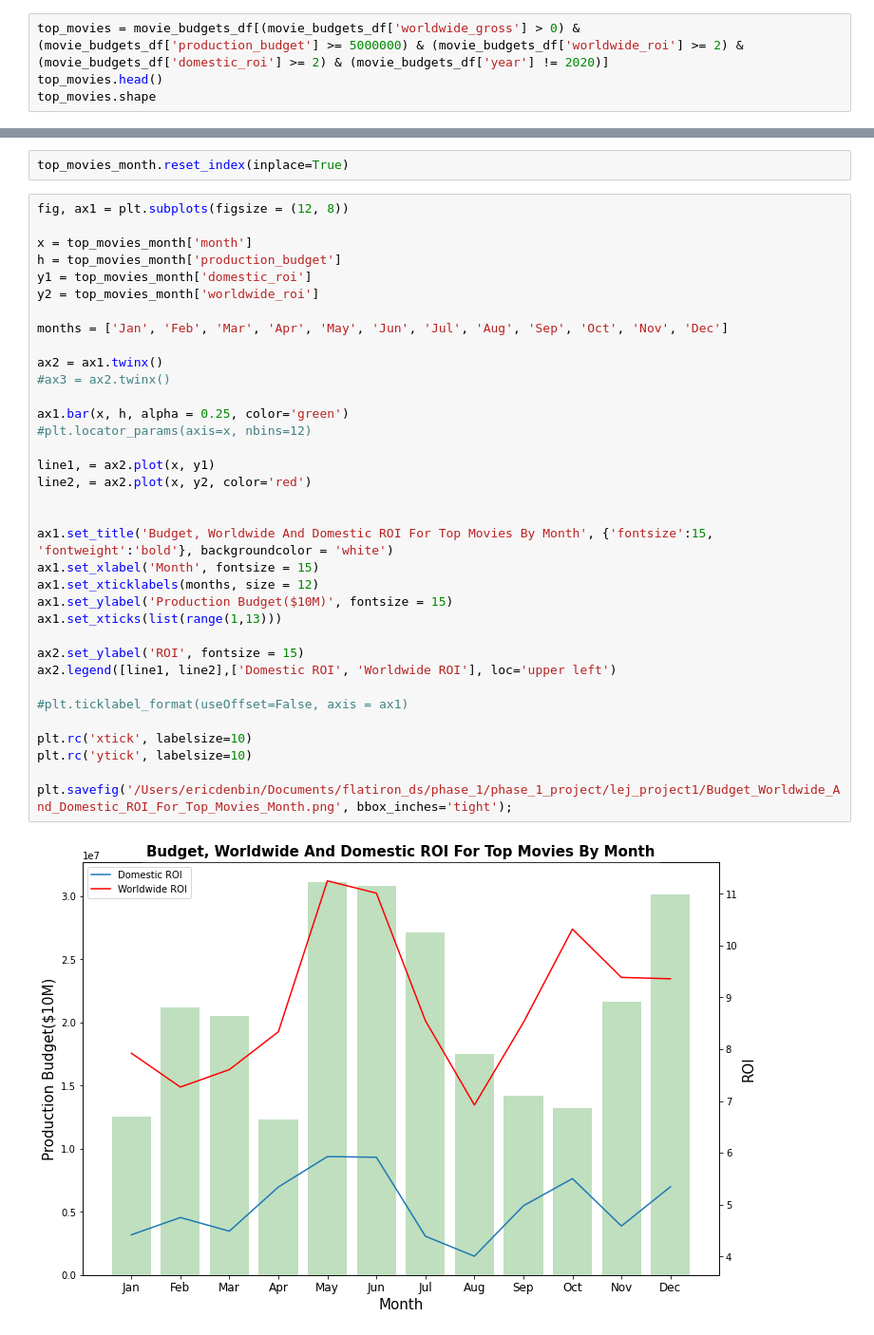
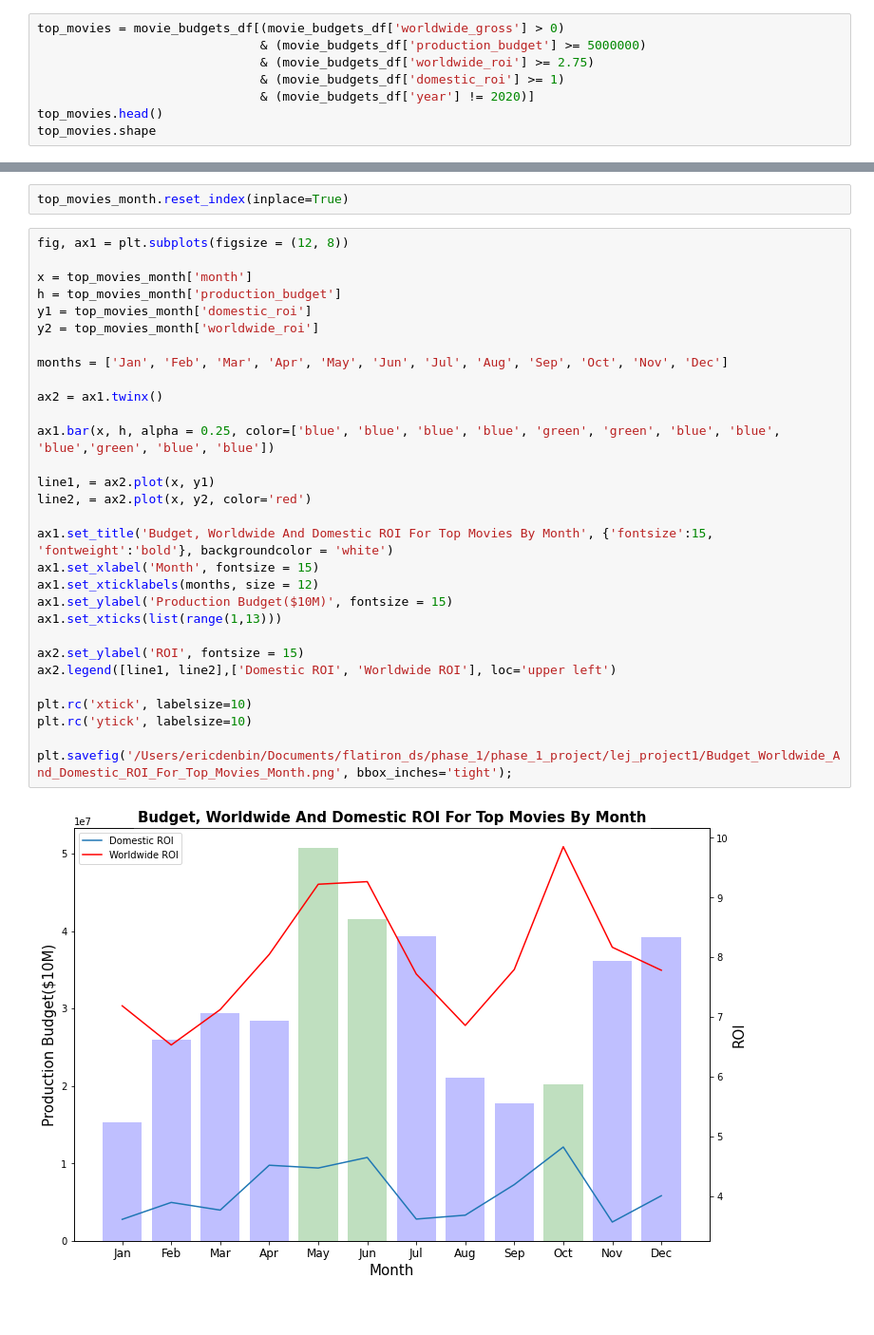
Before and after one commit to jmarkowi/Microsoft-Studios-Analysis, a Jupyter notebook: Eric––Project_1_Workbook.ipynb, the cells around one changed output, grey strips where cells are left out. Shown at 95% size. Drawn from its saved outputs; the diff is of its cells as text.

```diff
--- a/Eric––Project_1_Workbook.ipynb
+++ b/Eric––Project_1_Workbook.ipynb
@@ -732,7 +742,11 @@ movie_budgets_df.head()
 | 3 | 4 | May 1, 2015 | Avengers: Age of Ultron | 330600000 | 459005868 | 1403013963 | 128405868 | ... |
 | 4 | 5 | Dec 15, 2017 | Star Wars Ep. VIII: The Last Jedi | 317000000 | 620181382 | 1316721747 | 303181382 | ... |
 # %%
-top_movies = movie_budgets_df[(movie_budgets_df['worldwide_gross'] > 0) & (movie_budgets_df['production_budget'] >= 5000000) & (movie_budgets_df['worldwide_roi'] >= 2) & (movie_budgets_df['domestic_roi'] >= 2) & (movie_budgets_df['year'] != 2020)]
+top_movies = movie_budgets_df[(movie_budgets_df['worldwide_gross'] > 0)
+                              & (movie_budgets_df['production_budget'] >= 5000000)
+                              & (movie_budgets_df['worldwide_roi'] >= 2.75)
+                              & (movie_budgets_df['domestic_roi'] >= 1)
+                              & (movie_budgets_df['year'] != 2020)]
 top_movies.head()
 top_movies.shape
 # %% [output]
@@ -995,37 +1009,32 @@ top_movies_month.reset_index(inplace=True)
 # %%
 fig, ax1 = plt.subplots(figsize = (12, 8))
 
 x = top_movies_month['month']
 h = top_movies_month['production_budget']
 y1 = top_movies_month['domestic_roi']
 y2 = top_movies_month['worldwide_roi']
 
 months = ['Jan', 'Feb', 'Mar', 'Apr', 'May', 'Jun', 'Jul', 'Aug', 'Sep', 'Oct', 'Nov', 'Dec']
 
 ax2 = ax1.twinx()
-#ax3 = ax2.twinx()
 
-ax1.bar(x, h, alpha = 0.25, color='green')
-#plt.locator_params(axis=x, nbins=12)
+ax1.bar(x, h, alpha = 0.25, color=['blue', 'blue', 'blue', 'blue', 'green', 'green', 'blue', 'blue', 'blue','green', 'blue', 'blue'])
 
 line1, = ax2.plot(x, y1)
 line2, = ax2.plot(x, y2, color='red')
-
 
 ax1.set_title('Budget, Worldwide And Domestic ROI For Top Movies By Month', {'fontsize':15, 'fontweight':'bold'}, backgroundcolor = 'white')
 ax1.set_xlabel('Month', fontsize = 15)
 ax1.set_xticklabels(months, size = 12)
 ax1.set_ylabel('Production Budget($10M)', fontsize = 15)
 ax1.set_xticks(list(range(1,13)))
 
 ax2.set_ylabel('ROI', fontsize = 15)
 ax2.legend([line1, line2],['Domestic ROI', 'Worldwide ROI'], loc='upper left')
 
-#plt.ticklabel_format(useOffset=False, axis = ax1)
-
 plt.rc('xtick', labelsize=10)
 plt.rc('ytick', labelsize=10)
 
 plt.savefig('/Users/ericdenbin/Documents/flatiron_ds/phase_1/phase_1_project/lej_project1/Budget_Worldwide_And_Domestic_ROI_For_Top_Movies_Month.png', bbox_inches='tight');
 # %% [output]
-[figure, old version]
+[figure, new version]
```
Also changed, not shown: parts of 21 cells of this notebook, 4 other files.
